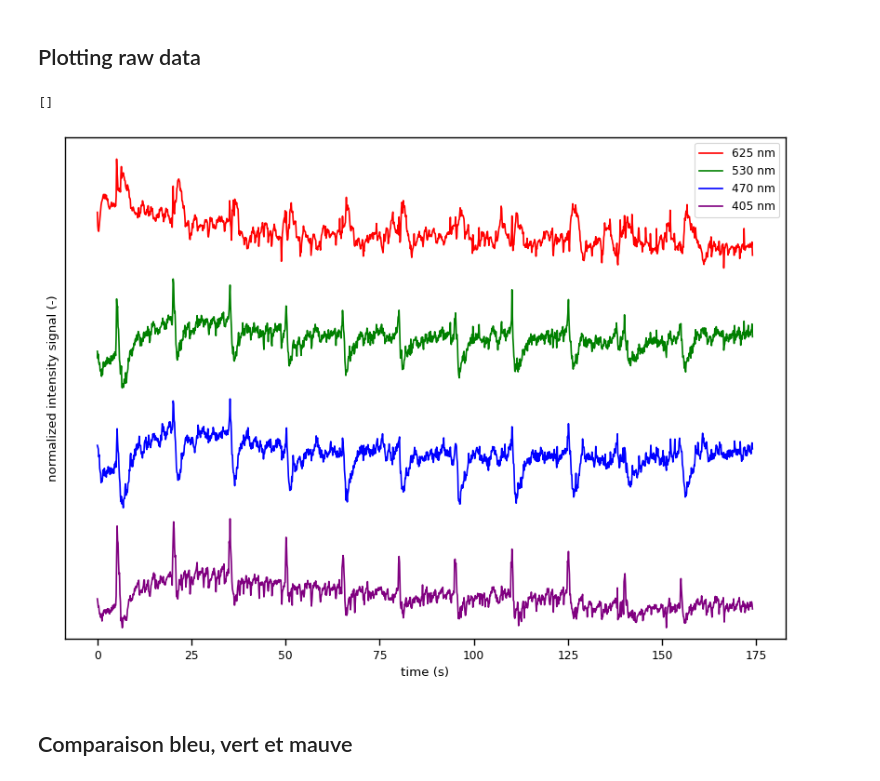
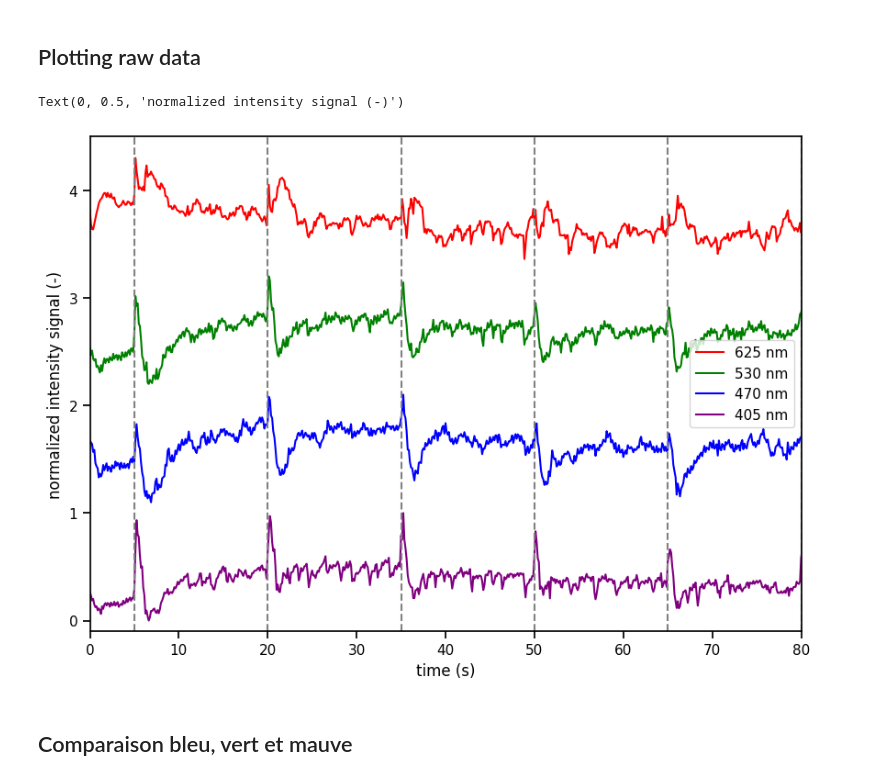
Before and after one commit to Laboratory-of-Vincent-Breton-Provencher/Widefield-Imaging-Acquisition, a Jupyter notebook: analysisPipeline/quickPlot_2024_07_12.ipynb, the cells around one changed output. Saved outputs shown, nothing was run; the diff lists cells and outputs as text; code cells hidden in the pictures.

```diff
--- a/analysisPipeline/quickPlot_2024_07_12.ipynb
+++ b/analysisPipeline/quickPlot_2024_07_12.ipynb
@@ -28,34 +26,38 @@ timestamp = np.linspace(0, int(endTime), int(violet.shape[0]))
 ## Plotting raw data
 # %%
 # fig = plt.figure(figsize=(10, 7))
-# sns.set_context('paper')
+sns.set_context('notebook')
 
 
 mod_violet = aF.normalizeData(violet, dim=1)
 mod_blue = aF.normalizeData(blue, dim=1)
 mod_green = aF.normalizeData(green, dim=1)
 mod_red = aF.normalizeData(red, dim=1)
 
+AP = np.array(list(range(11))) * 15 + 5
+
 fig = plt.figure(figsize=(10, 7))
 plt.plot(timestamp, mod_red+3.3, color='red', label='625 nm')
 plt.plot(timestamp, mod_green+2.2, color='green', label='530 nm')
 plt.plot(timestamp, mod_blue+1.1, color='blue', label='470 nm')
 plt.plot(timestamp, mod_violet, color='purple', label='405 nm')
+plt.vlines(AP, -0.1, 4.5, color='grey', linestyles='--')
 
 
 plt.legend()
 plt.ylim(-0.1, 4.5)
+plt.xlim(0, 80)
 # plt.xlim(0, 40)
 plt.xlabel("time (s)")
 plt.ylabel("normalized intensity signal (-)")
-ax = plt.gca()
-ax.set_yticklabels([])
-ax.set_yticks([])
+# ax = plt.gca()
+# ax.set_yticklabels([])
+# ax.set_yticks([])
 # sns.despine()
-# plt.savefig("prelim_results.png", dpi=600)
+# plt.savefig("raw_signal_zoom.png", dpi=600)
 # %% [output]
-[]
+Text(0, 0.5, 'normalized intensity signal (-)')
-[figure, old version]
+[figure, new version]
 # %% [markdown]
 ## Comparaison bleu, vert et mauve
 # %%
```
Also changed, not shown: parts of 6 cells of this notebook, 6 other files.
